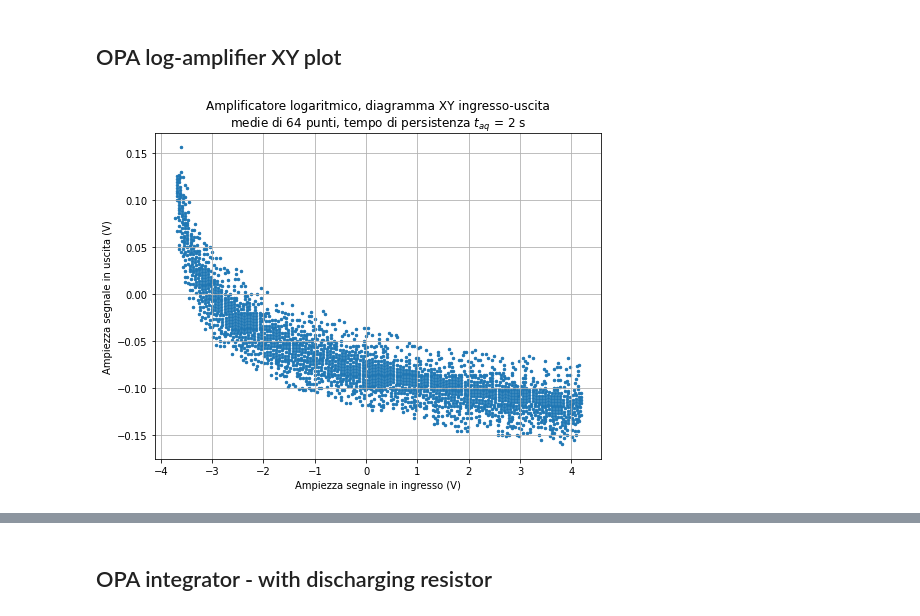
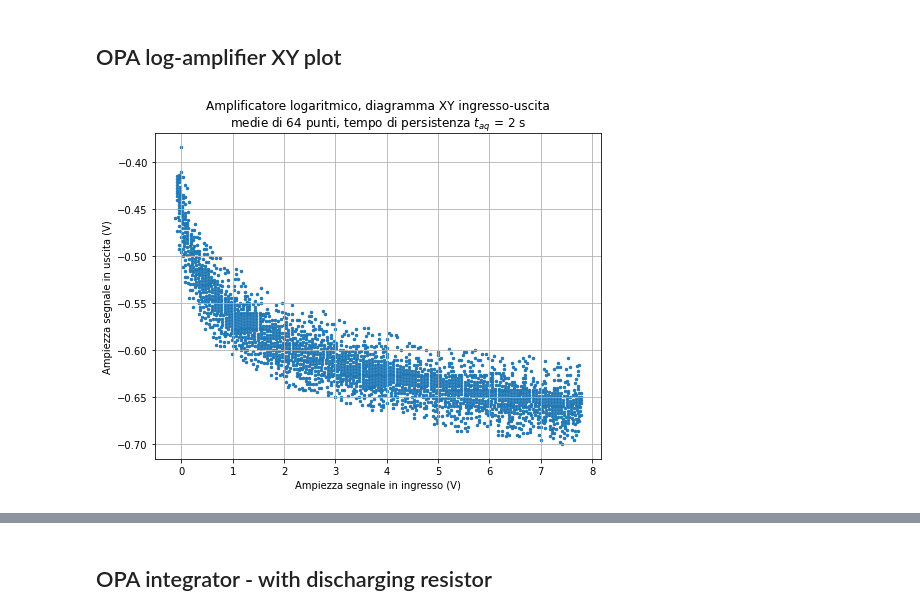
Before and after one commit to valeriopagliarino/Electronics-2021-UNITO-Public, a Jupyter notebook: analysis/2_OPA_integ_deriv_log.ipynb, the cells around one changed output, grey strips where cells are left out. Drawn from its saved outputs; the diff is of its cells as text; code cells hidden in the pictures.

```diff
--- a/analysis/2_OPA_integ_deriv_log.ipynb
+++ b/analysis/2_OPA_integ_deriv_log.ipynb
@@ -139,15 +138,18 @@ def openTek(path):
 ## OPA log-amplifier XY plot
 # %%
 logXY = pd.read_csv(f"{DATADIR}/5-10-21/OPA_log_XY_plot/TEK00XY01.csv")
+x_data = logXY.to_numpy().transpose()[0]  + 3.6  #Offset traslazione canali
+y_data = logXY.to_numpy().transpose()[1]  - 0.54 #Offset traslazione canali
+
 
 fig, ax = plt.subplots(nrows = 1, ncols = 1, figsize=(8, 6))
-ax.scatter(logXY.to_numpy().transpose()[0], logXY.to_numpy().transpose()[1], s=6)
+ax.scatter(x_data, y_data, s=6)
 
 ax.set(xlabel='Ampiezza segnale in ingresso (V)', ylabel='Ampiezza segnale in uscita (V)',
        title='Amplificatore logaritmico, diagramma XY ingresso-uscita\nmedie di 64 punti, tempo di persistenza $t_{aq}$ = 2 s')
 
 ax.grid()
 
 plt.savefig(f"{OUTPUTDIR}/OPA-log-AMP-XY.pdf")
 # %% [output]
-[figure, old version]
+[figure, new version]
```
Also changed, not shown: parts of 6 cells of this notebook.
